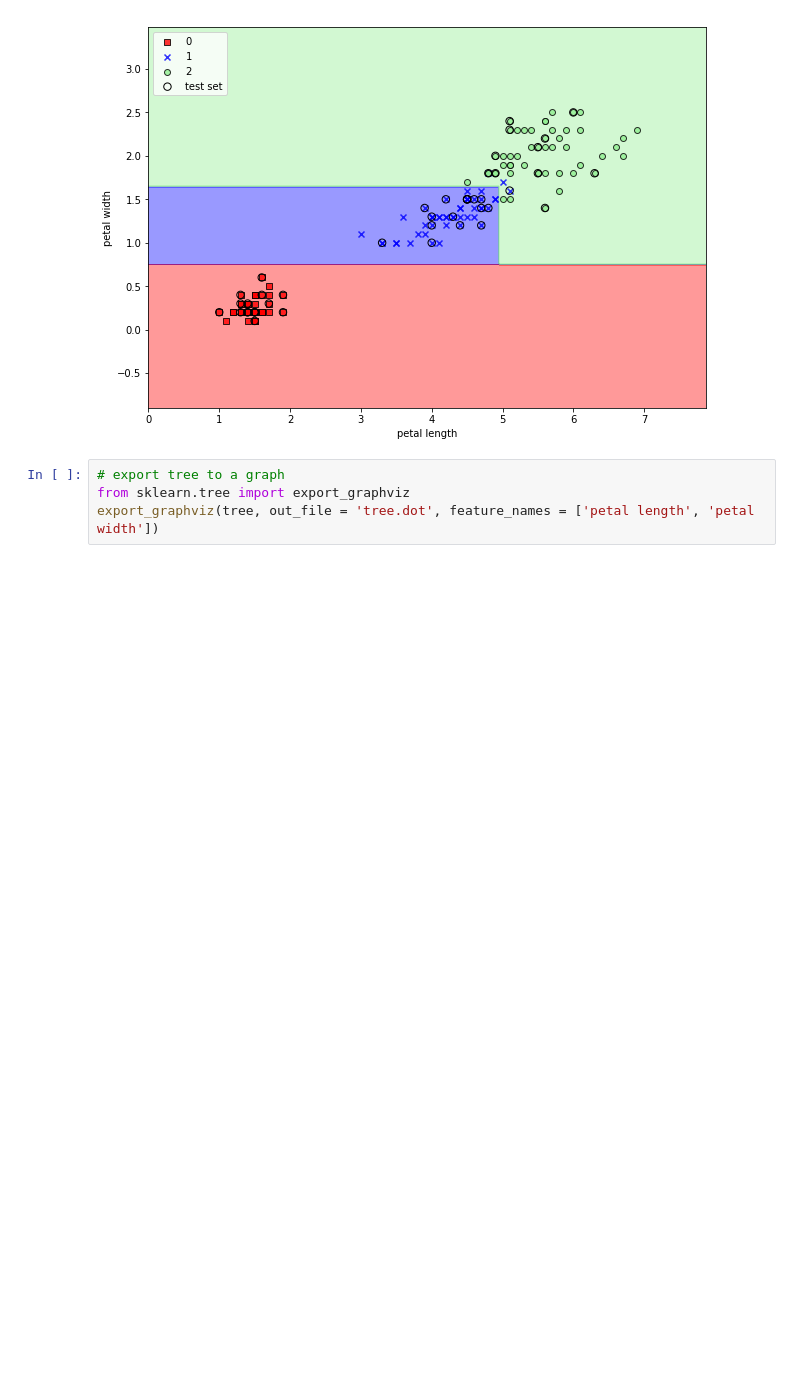
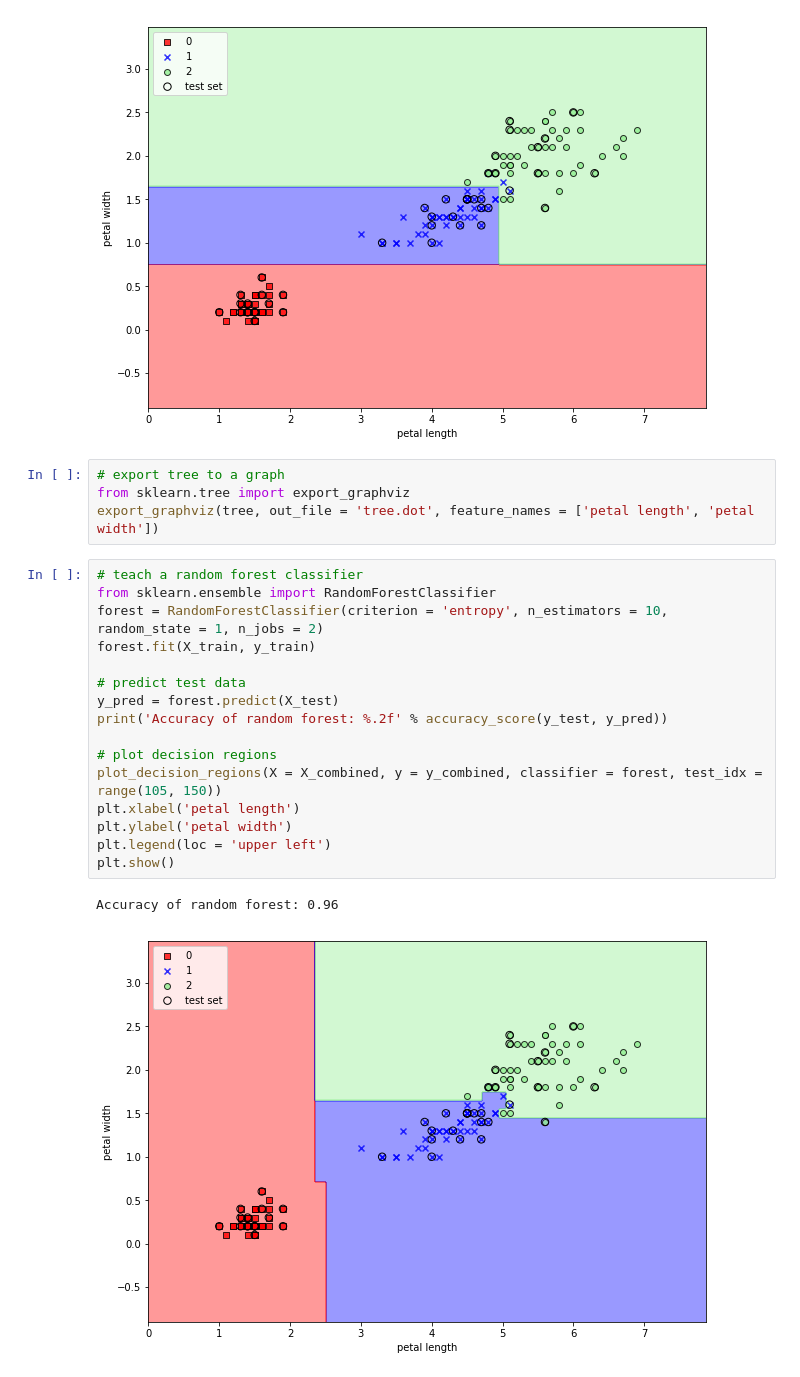
Before and after one commit to khvorov/python-ml, a Jupyter notebook: Decision Trees.ipynb, the cells around one changed output. Cells and saved outputs as stored; diff of their text form; blank space fills up the shorter version.

Commit message:
random forest classifier

```diff
--- a/Decision Trees.ipynb
+++ b/Decision Trees.ipynb
@@ -67,3 +68,22 @@ Accuracy of decision tree: 0.98
 # export tree to a graph
 from sklearn.tree import export_graphviz
 export_graphviz(tree, out_file = 'tree.dot', feature_names = ['petal length', 'petal width'])
+# %%
+# teach a random forest classifier
+from sklearn.ensemble import RandomForestClassifier
+forest = RandomForestClassifier(criterion = 'entropy', n_estimators = 10, random_state = 1, n_jobs = 2)
+forest.fit(X_train, y_train)
+
+# predict test data
+y_pred = forest.predict(X_test)
+print('Accuracy of random forest: %.2f' % accuracy_score(y_test, y_pred))
+
+# plot decision regions
+plot_decision_regions(X = X_combined, y = y_combined, classifier = forest, test_idx = range(105, 150))
+plt.xlabel('petal length')
+plt.ylabel('petal width')
+plt.legend(loc = 'upper left')
+plt.show()
+# %% [output]
+Accuracy of random forest: 0.96
+[figure, added]
```
Also changed, not shown: parts of 1 cell of this notebook.
